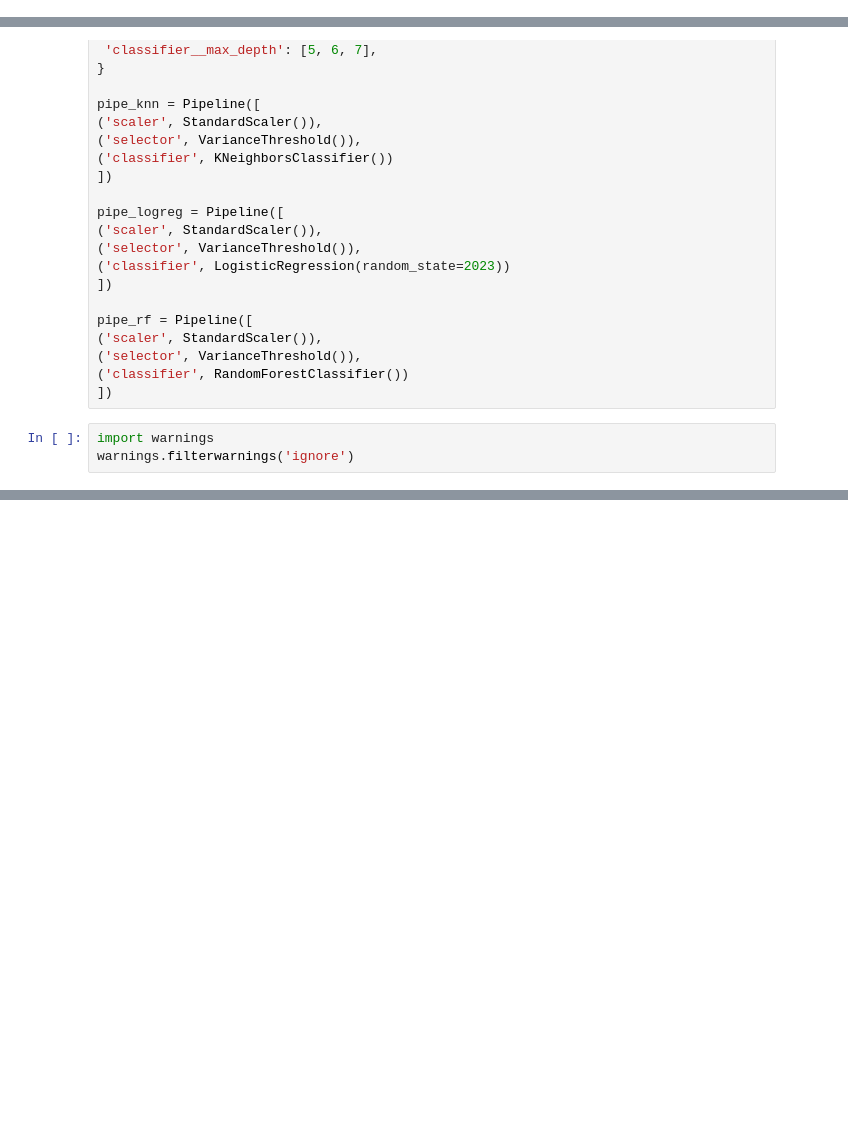
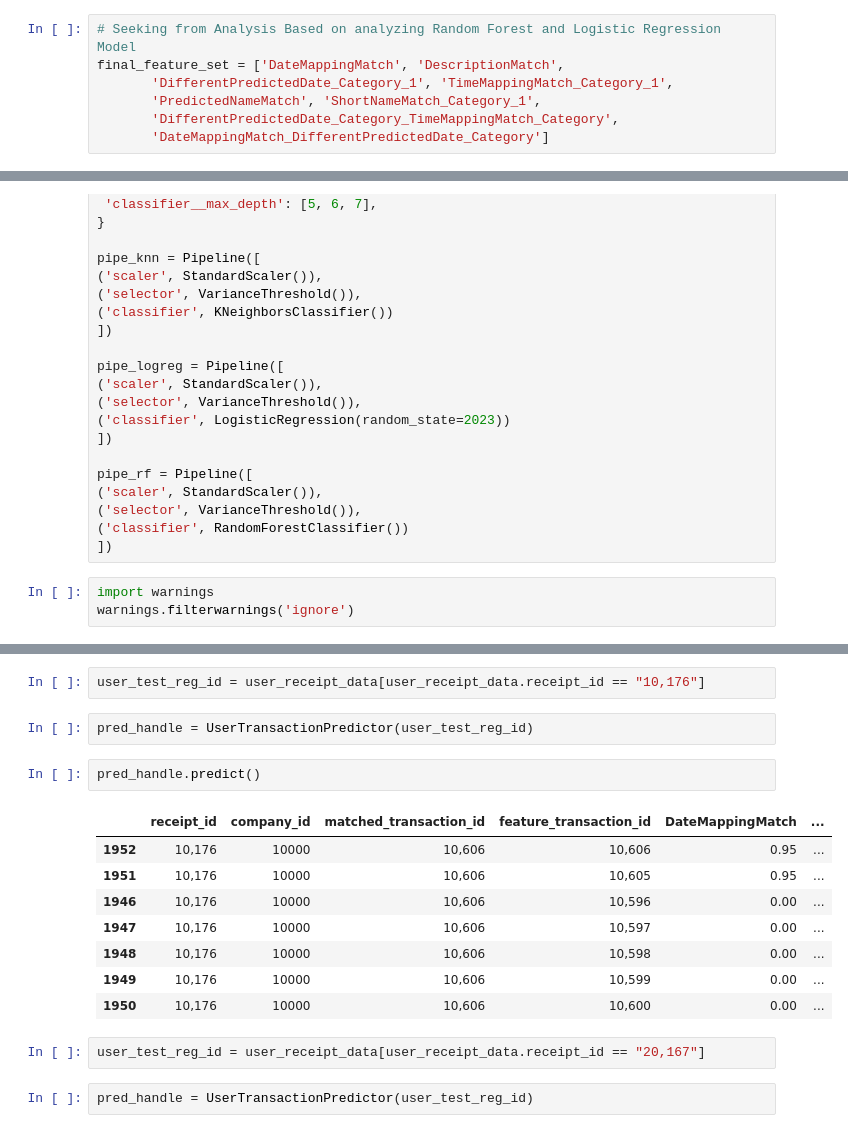
Before and after one commit to somilasthana/MachineLearningSkills, a Jupyter notebook: TideMatching.ipynb, the cells around one changed output, grey strips where cells are left out. Cells and saved outputs as stored; diff of their text form; blank space fills up the shorter version.

```diff
--- a/TideMatching.ipynb
+++ b/TideMatching.ipynb
@@ -929,3 +939,10 @@ final_feature_set = ['DateMappingMatch', 'DescriptionMatch', 'PredictedNameMatch
+# %%
+# Seeking from Analysis Based on analyzing Random Forest and Logistic Regression Model
+final_feature_set = ['DateMappingMatch', 'DescriptionMatch',
+       'DifferentPredictedDate_Category_1', 'TimeMappingMatch_Category_1',
+       'PredictedNameMatch', 'ShortNameMatch_Category_1',
+       'DifferentPredictedDate_Category_TimeMappingMatch_Category',
+       'DateMappingMatch_DifferentPredictedDate_Category']
 # %%
 class CustomMatchCrossValidator(BaseCrossValidator):
     def __init__(self, n_splits=3):
@@ -1121,0 +1334,19 @@ sns.relplot(data=logreg_model_metric['cross_valid_df'][2],
+# %%
+user_test_reg_id = user_receipt_data[user_receipt_data.receipt_id == "10,176"]
+# %%
+pred_handle = UserTransactionPredictor(user_test_reg_id)
+# %%
+pred_handle.predict()
+# %% [output]
+|  | receipt_id | company_id | matched_transaction_id | feature_transaction_id | DateMappingMatch | ... |
+| 1952 | 10,176 | 10000 | 10,606 | 10,606 | 0.95 | ... |
+| 1951 | 10,176 | 10000 | 10,606 | 10,605 | 0.95 | ... |
+| 1946 | 10,176 | 10000 | 10,606 | 10,596 | 0.00 | ... |
+| 1947 | 10,176 | 10000 | 10,606 | 10,597 | 0.00 | ... |
+| 1948 | 10,176 | 10000 | 10,606 | 10,598 | 0.00 | ... |
+| 1949 | 10,176 | 10000 | 10,606 | 10,599 | 0.00 | ... |
+| 1950 | 10,176 | 10000 | 10,606 | 10,600 | 0.00 | ... |
+# %%
+user_test_reg_id = user_receipt_data[user_receipt_data.receipt_id == "20,167"]
+# %%
+pred_handle = UserTransactionPredictor(user_test_reg_id)
```
Also changed, not shown: parts of 49 cells of this notebook.
